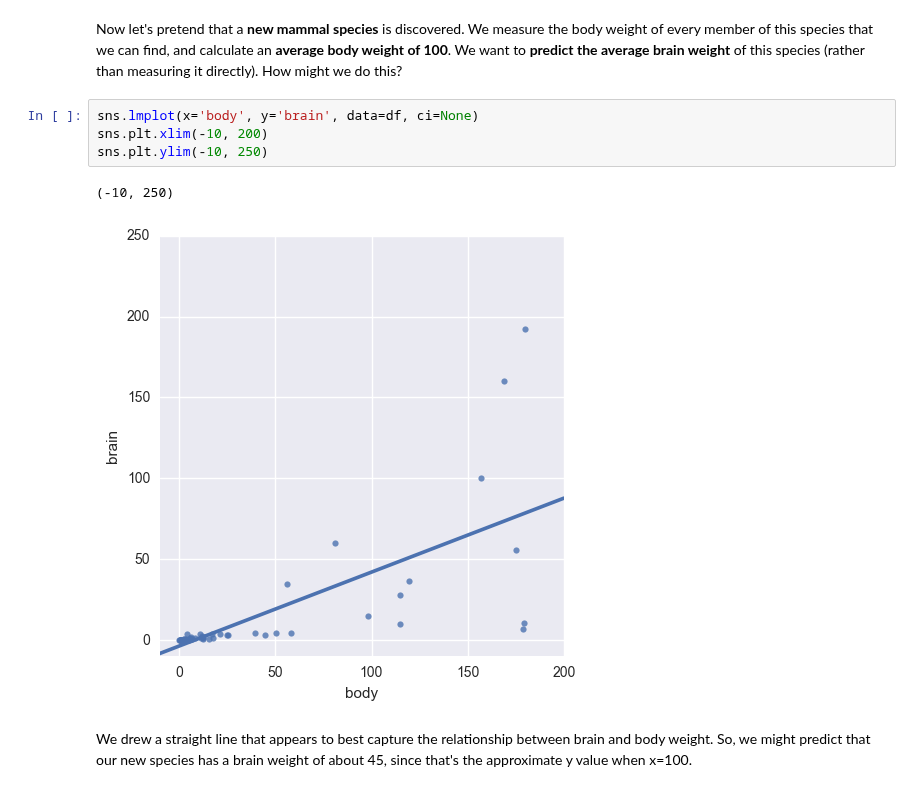
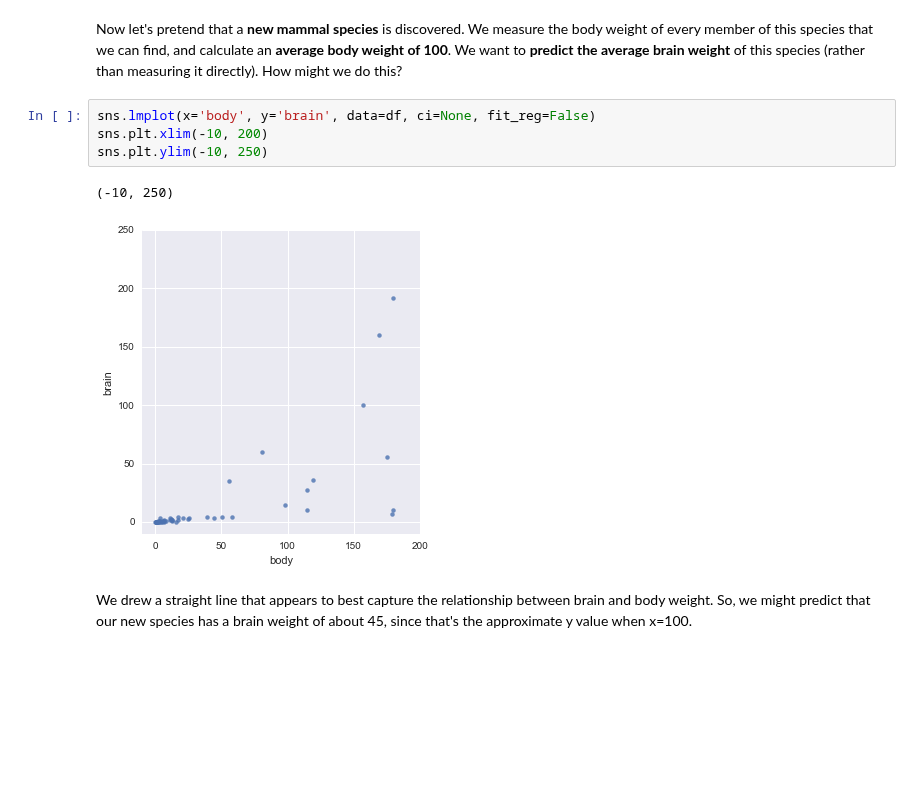
Before and after one commit to alasdaird/SYD_DAT_6, a Jupyter notebook: labs/Week 3/Model Evaluation Lab/bias_variance.ipynb, the cells around one changed output. Saved outputs shown, nothing was run; the diff lists cells and outputs as text; blank space fills up the shorter version.

```diff
--- a/labs/Week 3/Model Evaluation Lab/bias_variance.ipynb
+++ b/labs/Week 3/Model Evaluation Lab/bias_variance.ipynb
@@ -60,12 +60,12 @@ There appears to be a relationship between brain and body weight for mammals.
 # %% [markdown]
 Now let's pretend that a **new mammal species** is discovered. We measure the body weight of every member of this species that we can find, and calculate an **average body weight of 100**. We want to **predict the average brain weight** of this species (rather than measuring it directly). How might we do this?
 # %%
-sns.lmplot(x='body', y='brain', data=df, ci=None)
+sns.lmplot(x='body', y='brain', data=df, ci=None, fit_reg=False)
 sns.plt.xlim(-10, 200)
 sns.plt.ylim(-10, 250)
 # %% [output]
 (-10, 250)
-[figure, old version]
+[figure, new version]
 # %% [markdown]
 We drew a straight line that appears to best capture the relationship between brain and body weight. So, we might predict that our new species has a brain weight of about 45, since that's the approximate y value when x=100.
 # %% [markdown]
```
Also changed, not shown: parts of 1 cell of this notebook.
